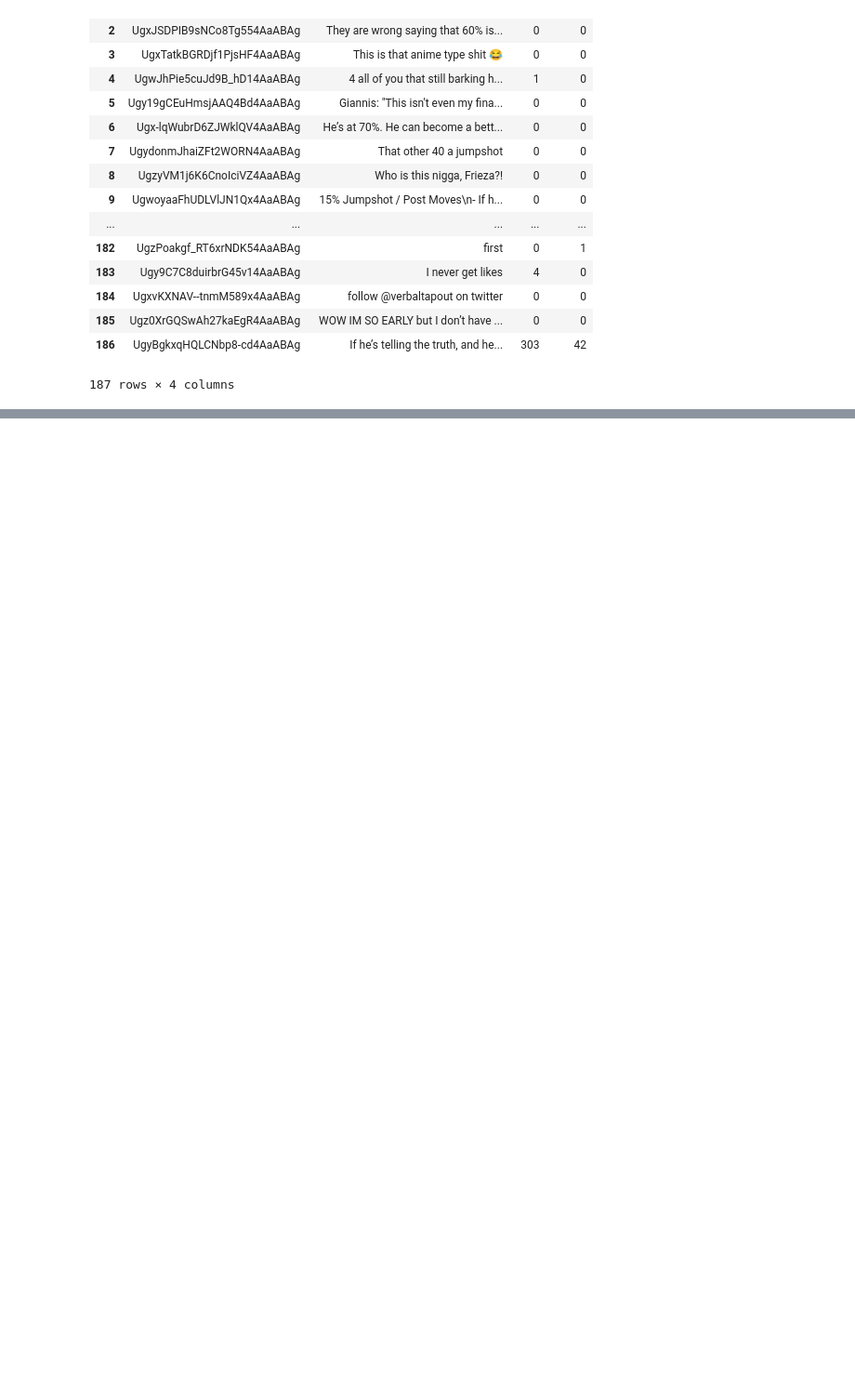
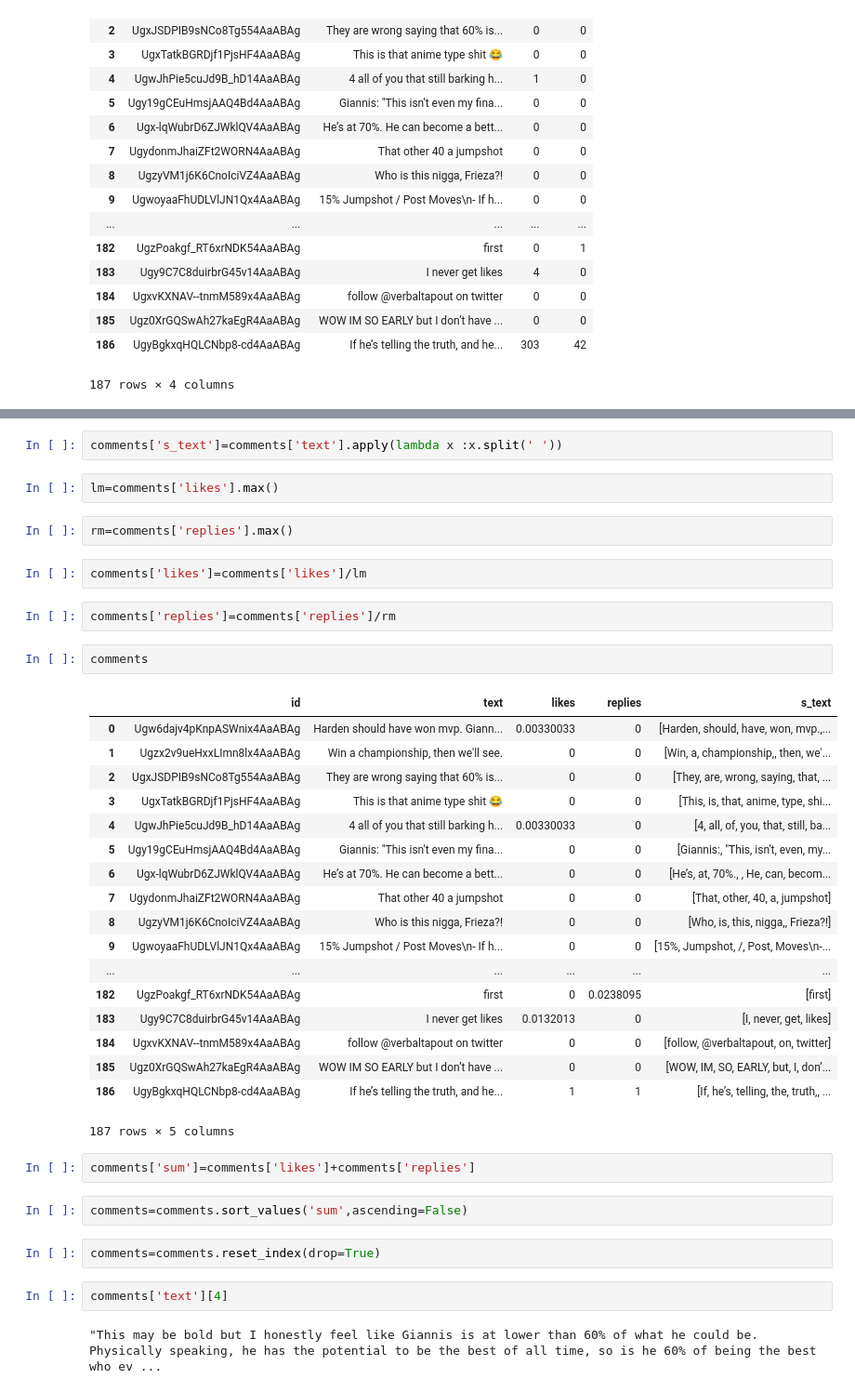
Before and after one commit to Dimosiaris/VerificationOrientedCommentDetectionHackathon, a Jupyter notebook: comment data.ipynb, the cells around one changed output, grey strips where cells are left out. Shown at 93% size. Drawn from its saved outputs; the diff is of its cells as text; blank space fills up the shorter version.

```diff
--- a/comment data.ipynb
+++ b/comment data.ipynb
@@ -53,0 +58,41 @@ comments
+# %%
+comments['s_text']=comments['text'].apply(lambda x :x.split(' '))
+# %%
+lm=comments['likes'].max()
+# %%
+rm=comments['replies'].max()
+# %%
+comments['likes']=comments['likes']/lm
+# %%
+comments['replies']=comments['replies']/rm
+# %%
+comments
+# %% [output]
+|  | id | text | likes | replies | s_text |
+| 0 | Ugw6dajv4pKnpASWnix4AaABAg | Harden should have won mvp. Giann... | 0.00330033 | 0 | [Harden, should, have, won, mvp.,... |
+| 1 | Ugzx2v9ueHxxLImn8lx4AaABAg | Win a championship, then we'll see. | 0 | 0 | [Win, a, championship,, then, we'... |
+| 2 | UgxJSDPIB9sNCo8Tg554AaABAg | They are wrong saying that 60% is... | 0 | 0 | [They, are, wrong, saying, that, ... |
+| 3 | UgxTatkBGRDjf1PjsHF4AaABAg | This is that anime type shit 😂 | 0 | 0 | [This, is, that, anime, type, shi... |
+| 4 | UgwJhPie5cuJd9B_hD14AaABAg | 4 all of you that still barking h... | 0.00330033 | 0 | [4, all, of, you, that, still, ba... |
+| 5 | Ugy19gCEuHmsjAAQ4Bd4AaABAg | Giannis: "This isn't even my fina... | 0 | 0 | [Giannis:, "This, isn't, even, my... |
+| 6 | Ugx-lqWubrD6ZJWklQV4AaABAg | He’s at 70%. He can become a bett... | 0 | 0 | [He’s, at, 70%., , He, can, becom... |
+| 7 | UgydonmJhaiZFt2WORN4AaABAg | That other 40 a jumpshot | 0 | 0 | [That, other, 40, a, jumpshot] |
+| 8 | UgzyVM1j6K6CnoIciVZ4AaABAg | Who is this nigga, Frieza?! | 0 | 0 | [Who, is, this, nigga,, Frieza?!] |
+| 9 | UgwoyaaFhUDLVlJN1Qx4AaABAg | 15% Jumpshot / Post Moves\n- If h... | 0 | 0 | [15%, Jumpshot, /, Post, Moves\n-... |
+| ... | ... | ... | ... | ... | ... |
+| 182 | UgzPoakgf_RT6xrNDK54AaABAg | first | 0 | 0.0238095 | [first] |
+| 183 | Ugy9C7C8duirbrG45v14AaABAg | I never get likes | 0.0132013 | 0 | [I, never, get, likes] |
+| 184 | UgxvKXNAV--tnmM589x4AaABAg | follow @verbaltapout on twitter | 0 | 0 | [follow, @verbaltapout, on, twitter] |
+| 185 | Ugz0XrGQSwAh27kaEgR4AaABAg | WOW IM SO EARLY but I don’t have ... | 0 | 0 | [WOW, IM, SO, EARLY, but, I, don’... |
+| 186 | UgyBgkxqHQLCNbp8-cd4AaABAg | If he’s telling the truth, and he... | 1 | 1 | [If, he’s, telling, the, truth,, ... |
+187 rows × 5 columns
+# %%
+comments['sum']=comments['likes']+comments['replies']
+# %%
+comments=comments.sort_values('sum',ascending=False)
+# %%
+comments=comments.reset_index(drop=True)
+# %%
+comments['text'][4]
+# %% [output]
+"This may be bold but I honestly feel like Giannis is at lower than 60% of what he could be. Physically speaking, he has the potential to be the best of all time, so is he 60% of being the best who ev ...
```
Also changed, not shown: parts of 2 cells of this notebook, 1 other file.
